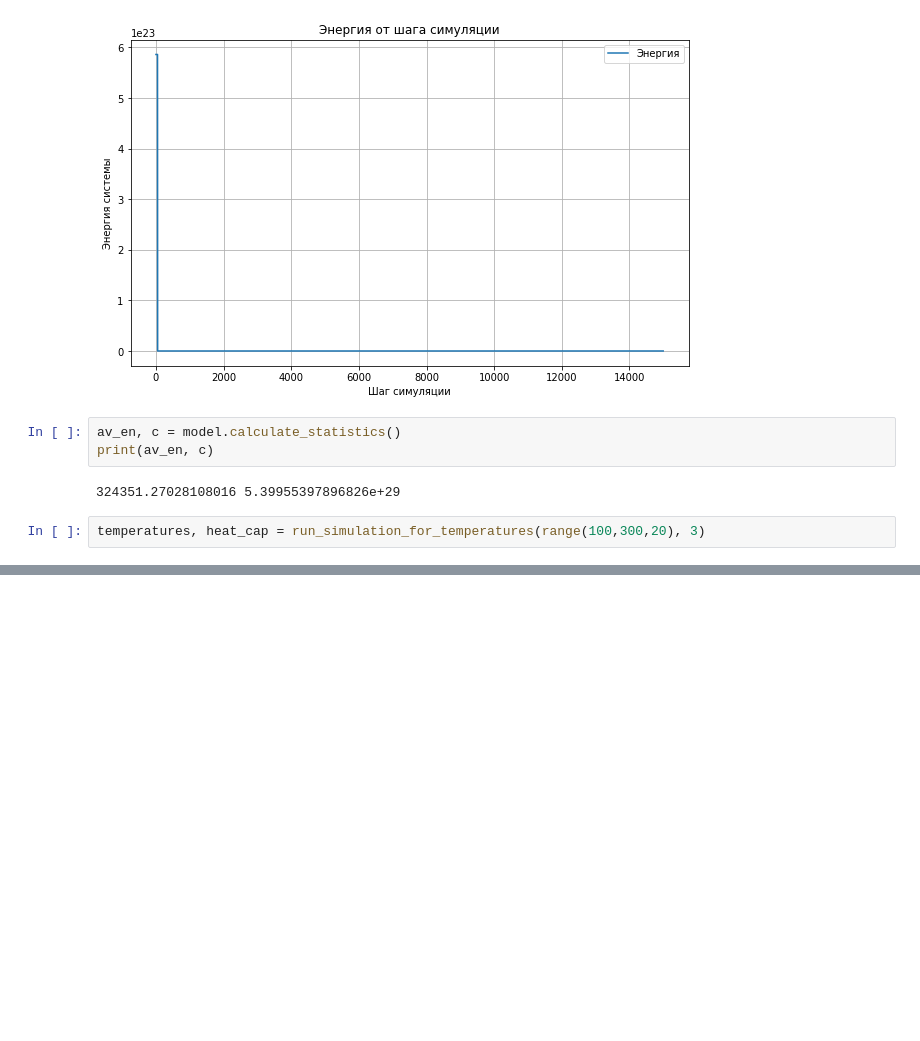
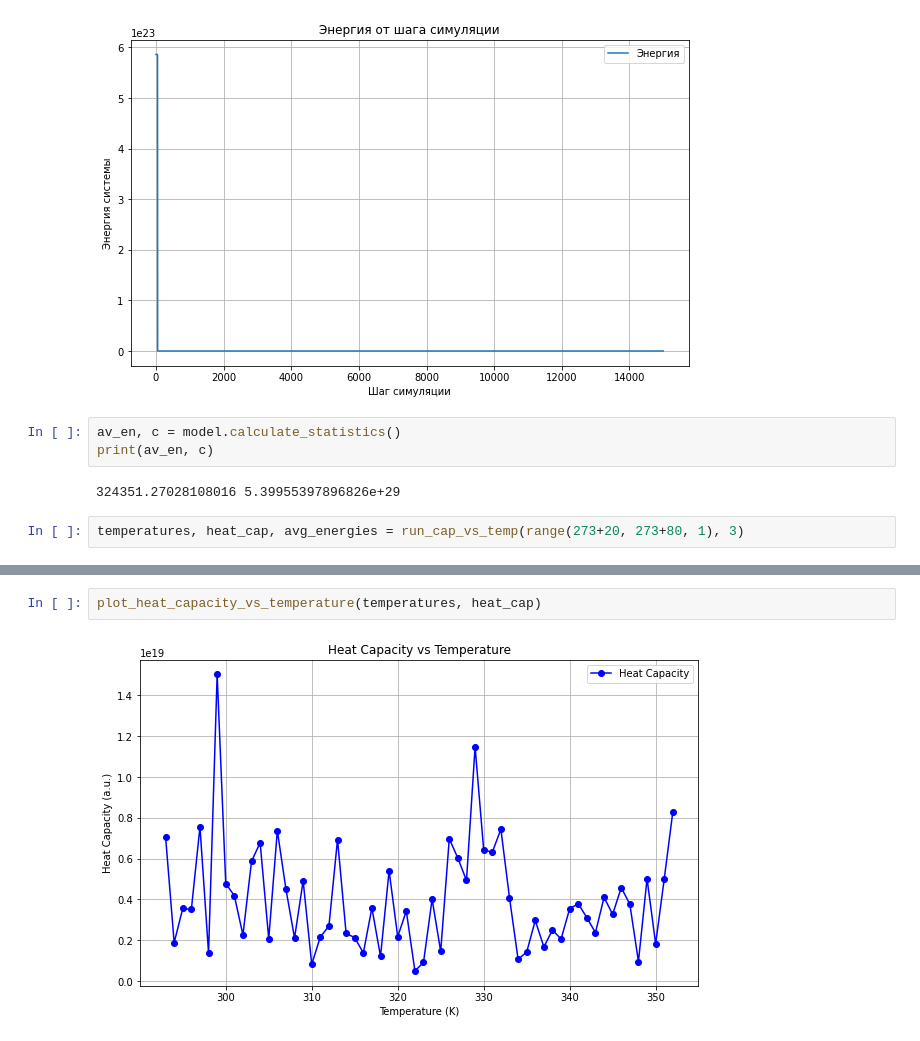
Before and after one commit to rknzhl/polymerization, a Jupyter notebook: main.ipynb, the cells around one changed output, grey strips where cells are left out. Drawn from its saved outputs; the diff is of its cells as text; blank space fills up the shorter version.

```diff
--- a/main.ipynb
+++ b/main.ipynb
@@ -34,6 +35,6 @@ print(av_en, c)
 # %% [output]
 324351.27028108016 5.39955397896826e+29
 # %%
-temperatures, heat_cap = run_simulation_for_temperatures(range(100,300,20), 3)
+temperatures, heat_cap, avg_energies = run_cap_vs_temp(range(273+20, 273+80, 1), 3)
 # %% [output]
 Начало симуляции с количеством шагов: 100
@@ -43,0 +66,4 @@ temperatures, heat_cap = run_simulation_for_temperatures(range(100,300,20), 3)
+# %%
+plot_heat_capacity_vs_temperature(temperatures, heat_cap)
+# %% [output]
+[figure, added]
```
Also changed, not shown: parts of 5 cells of this notebook, 3 other files.
